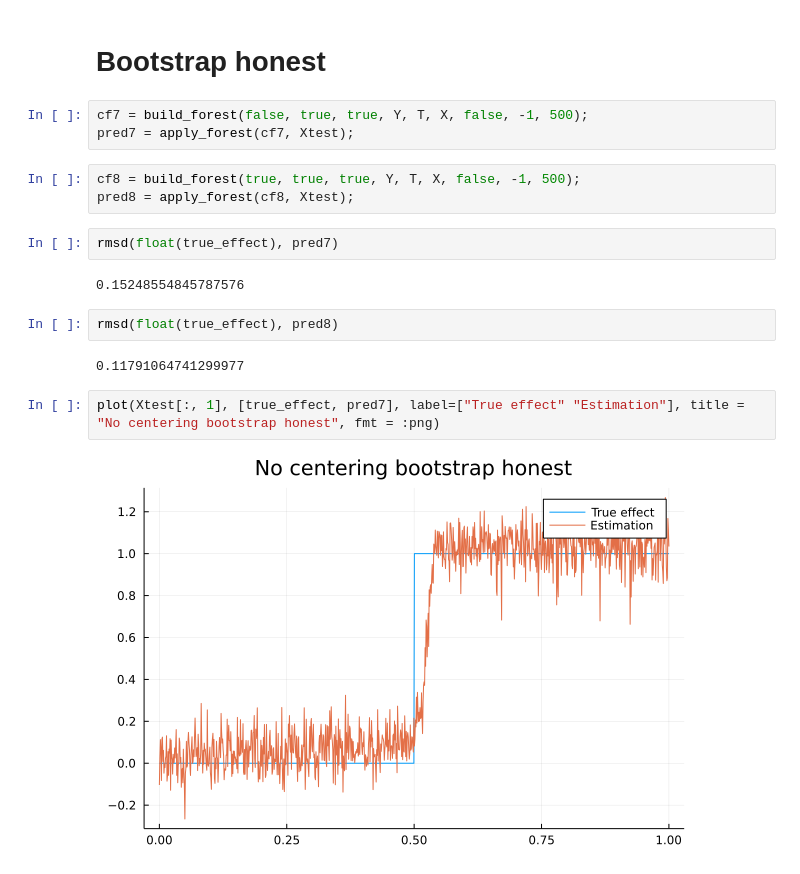
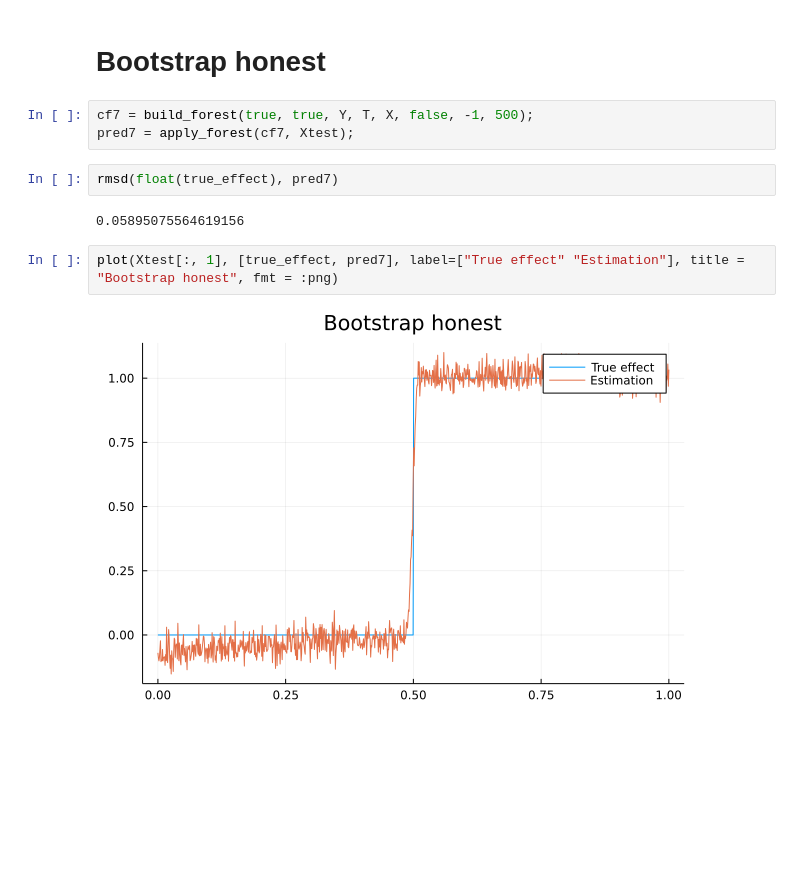
Before and after one commit to BereniceAlexiaJocteur/CausalForest.jl, a Jupyter notebook: notebooks/Causal_forest_step_causal_effect.ipynb, the cells around one changed output. Cells and saved outputs as stored; diff of their text form; blank space fills up the shorter version.

Commit message:
Removed all unused code
Refactoring of the final version of causal forest

```diff
--- a/notebooks/Causal_forest_step_causal_effect.ipynb
+++ b/notebooks/Causal_forest_step_causal_effect.ipynb
@@ -132,20 +82,13 @@ rmsd(float(true_effect), pred6)
 # %% [markdown]
 # Bootstrap honest
 # %%
-cf7 = build_forest(false, true, true, Y, T, X, false, -1, 500);
+cf7 = build_forest(true, true, Y, T, X, false, -1, 500);
 pred7 = apply_forest(cf7, Xtest);
-# %%
-cf8 = build_forest(true, true, true, Y, T, X, false, -1, 500);
-pred8 = apply_forest(cf8, Xtest);
 # %%
 rmsd(float(true_effect), pred7)
 # %% [output]
-0.15248554845787576
+0.05895075564619156
-# %%
-rmsd(float(true_effect), pred8)
-# %% [output]
-0.11791064741299977
 # %%
-plot(Xtest[:, 1], [true_effect, pred7], label=["True effect" "Estimation"], title = "No centering bootstrap honest", fmt = :png)
+plot(Xtest[:, 1], [true_effect, pred7], label=["True effect" "Estimation"], title = "Bootstrap honest", fmt = :png)
 # %% [output]
-[figure, old version]
+[figure, new version]
```
Also changed, not shown: parts of 32 cells of this notebook, 52 other files.
